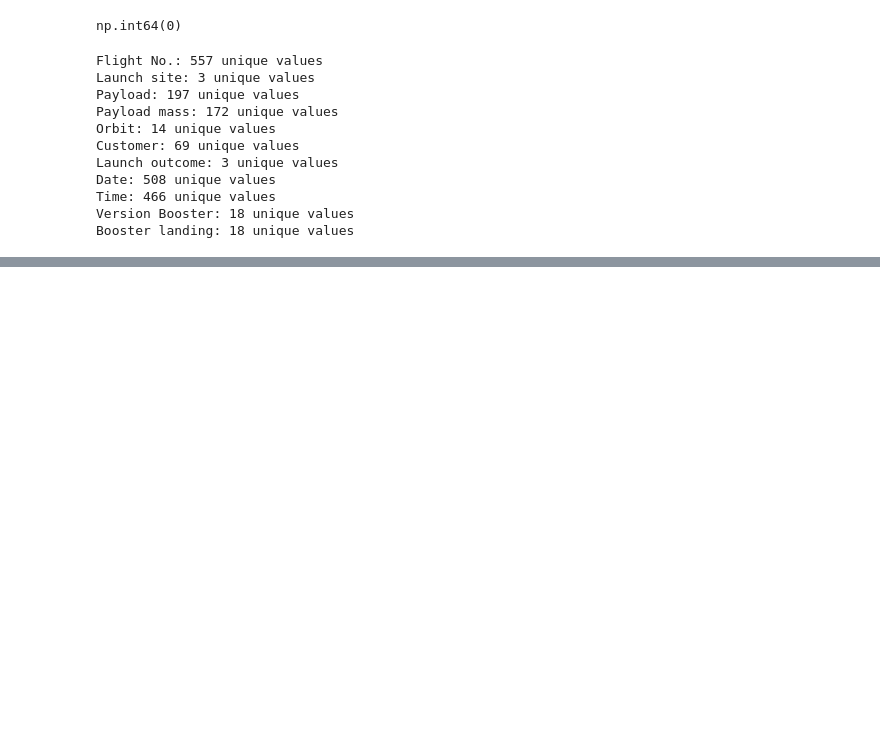
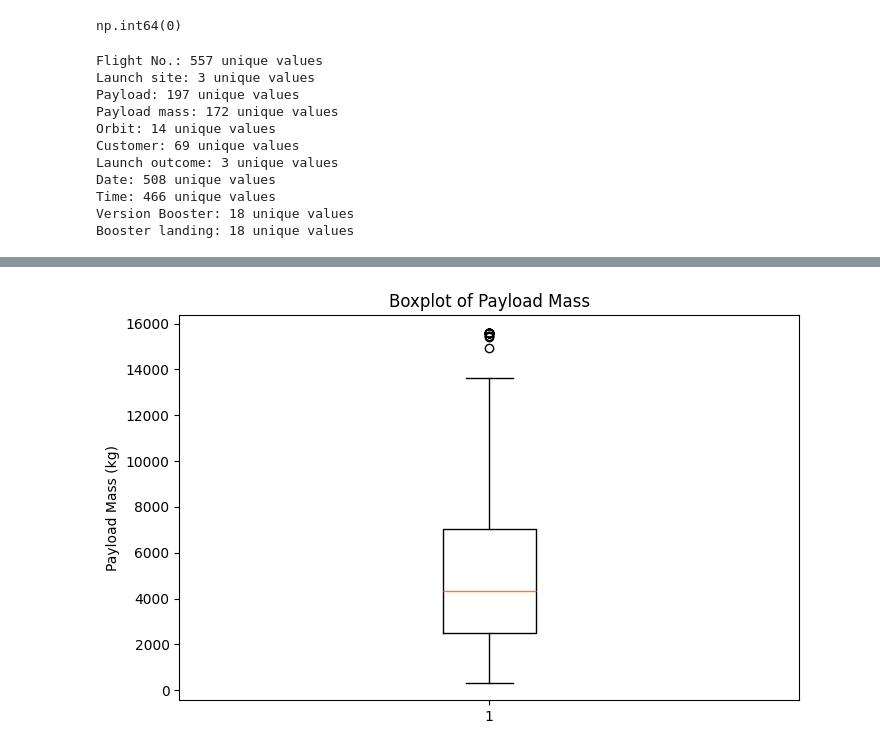
Before and after one commit to khm777530-design/SpaceX-Falcon-9-, a Jupyter notebook: Untitled9.ipynb, the cells around one changed output, grey strips where cells are left out. Saved outputs shown, nothing was run; the diff lists cells and outputs as text; code cells hidden in the pictures; blank space fills up the shorter version.

```diff
--- a/Untitled9.ipynb
+++ b/Untitled9.ipynb
@@ -157,0 +242,12 @@ Booster landing --> Label Encoding
+# %%
+import matplotlib.pyplot as plt
+
+data = df['Payload mass'].dropna().astype(float)
+
+plt.figure(figsize=(8,5))
+plt.boxplot(data)
+plt.title('Boxplot of Payload Mass')
+plt.ylabel('Payload Mass (kg)')
+plt.show()
+# %% [output]
+[figure, added]
```
Also changed, not shown: parts of 12 cells of this notebook.
